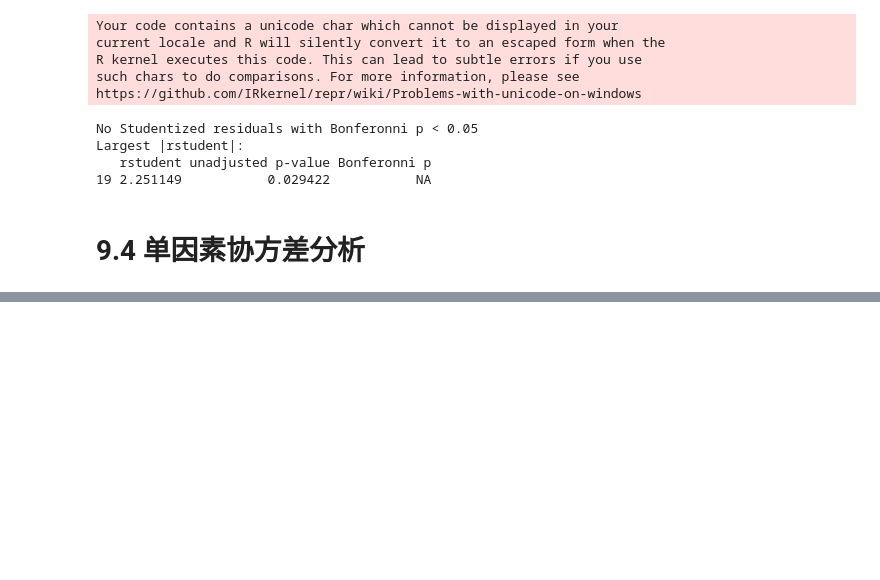
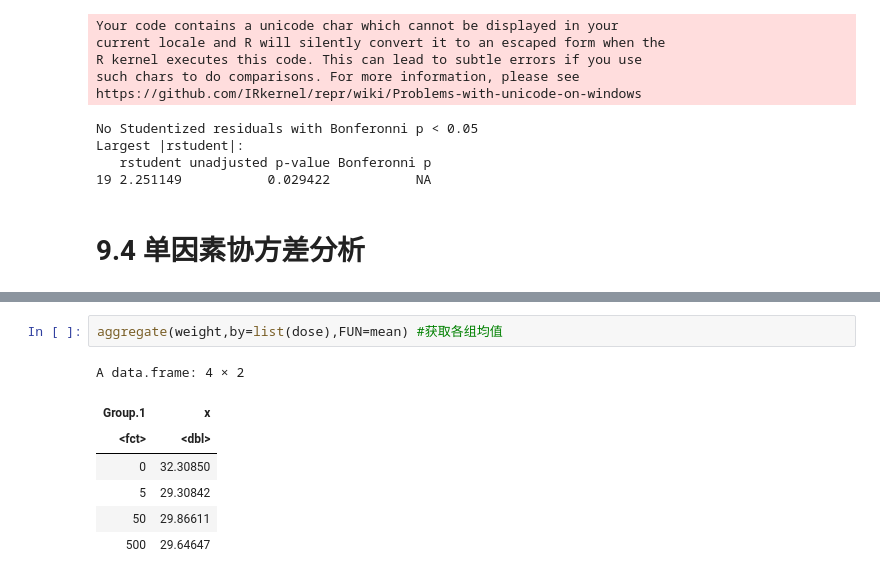
Before and after one commit to xiaowei3223/R-learning, a Jupyter notebook: 9 方差分析.ipynb, the cells around one changed output, grey strips where cells are left out. Cells and saved outputs as stored; diff of their text form; blank space fills up the shorter version.

```diff
--- a/9 方差分析.ipynb
+++ b/9 方差分析.ipynb
@@ -213,0 +381,10 @@ Largest |rstudent|:
+# %%
+aggregate(weight,by=list(dose),FUN=mean) #获取各组均值
+# %% [output]
+A data.frame: 4 × 2
+| Group.1 | x |
+| <fct> | <dbl> |
+| 0 | 32.30850 |
+| 5 | 29.30842 |
+| 50 | 29.86611 |
+| 500 | 29.64647 |
```
Also changed, not shown: parts of 20 cells of this notebook.
